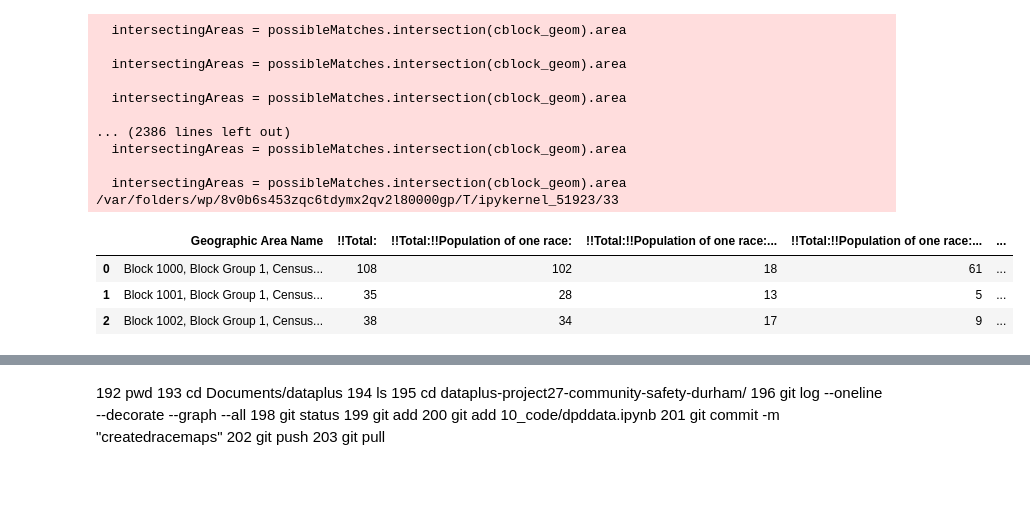
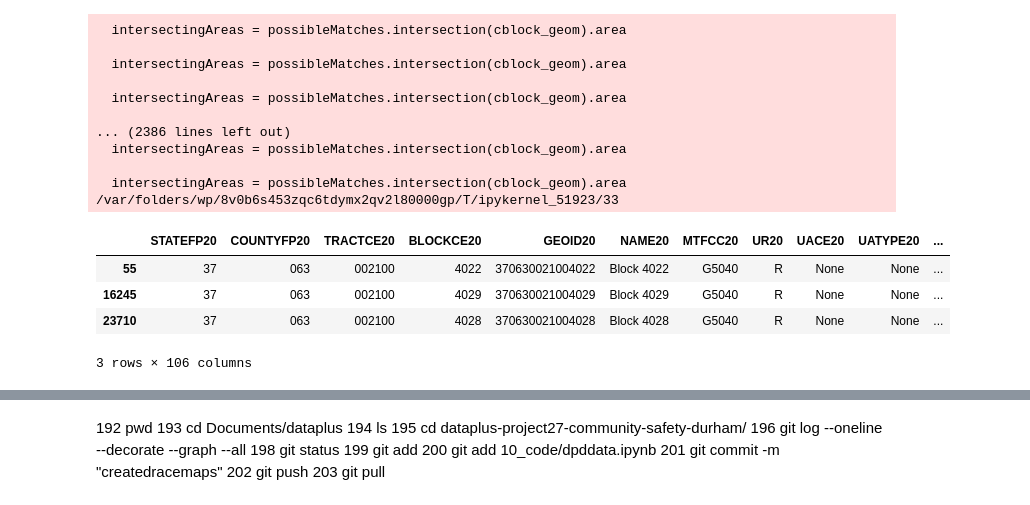
Before and after one commit to sadiesheridan/dataplus-project27-community-safety-durham, a Jupyter notebook: 10_code/dpddata.ipynb, the cells around one changed output, grey strips where cells are left out. Saved outputs shown, nothing was run; the diff lists cells and outputs as text; code cells hidden in the pictures.

```diff
--- a/10_code/dpddata.ipynb
+++ b/10_code/dpddata.ipynb
@@ -314,10 +314,12 @@ durhamracemap.head()
 | 370630020362000 | 37 | 063 | 002036 | 2000 | Block 2000 | G5040 | R | None | None | S | ... |
 | 370630018017041 | 37 | 063 | 001801 | 7041 | Block 7041 | G5040 | R | None | None | S | ... |
 # %%
-durhamracemap['propwhite']= durhamracemap['total_population_of_one_race_white_alone'] / durhamracemap['total_']
-durhamracemap['propblack']= durhamracemap['total_population_of_one_race_black_or_african_american_alone'] / durhamracemap['total_']
-durhamracemap['area'] = durhamracemap.area
-durhamracemap['popdensity']= durhamracemap['total_'] / durhamracemap['area']
+#adding new columns to durham racemap
+#durhamracemap['propwhite']= durhamracemap['total_population_of_one_race_white_alone'] / durhamracemap['total_']
+#durhamracemap['propblack']= durhamracemap['total_population_of_one_race_black_or_african_american_alone'] / durhamracemap['total_']
+#durhamracemap['area'] = durhamracemap.area
+#durhamracemap['popdensity']= durhamracemap['total_'] / durhamracemap['area']
 # durhamracemap.sort_values(by='popdensity', inplace=True, ascending=False)
 # durhamracemap = durhamracemap.drop(labels=['370630011001003','370630020254001','370630013031012','370630020372058','370630020343006'], axis=0)
+#durhamracemap.head()
 # %% [output]
@@ -416,13 +428,16 @@ cblockDurhamBeats['Beat'] = cblockDurhamBeats.index.map(lambda ii: cblockIndexTo
 /var/folders/wp/8v0b6s453zqc6tdymx2qv2l80000gp/T/ipykernel_51923/33
 # %%
 #putting race data into the police beat and block data
-beatswithrace = pd.merge(racedata, cblockDurhamBeats, on ='GEOID20')
+beatswithrace = gpd.sjoin(cblockDurhamBeats, durhamracemap)
+
+#beatswithrace = pd.merge(racedata, cblockDurhamBeats, on ='GEOID20')
 beatswithrace.head(3)
 # %% [output]
-|  | Geographic Area Name | !!Total: | !!Total:!!Population of one race: | !!Total:!!Population of one race:... | !!Total:!!Population of one race:... | ... |
-| 0 | Block 1000, Block Group 1, Census... | 108 | 102 | 18 | 61 | ... |
-| 1 | Block 1001, Block Group 1, Census... | 35 | 28 | 13 | 5 | ... |
-| 2 | Block 1002, Block Group 1, Census... | 38 | 34 | 17 | 9 | ... |
+|  | STATEFP20 | COUNTYFP20 | TRACTCE20 | BLOCKCE20 | GEOID20 | NAME20 | MTFCC20 | UR20 | UACE20 | UATYPE20 | ... |
+| 55 | 37 | 063 | 002100 | 4022 | 370630021004022 | Block 4022 | G5040 | R | None | None | ... |
+| 16245 | 37 | 063 | 002100 | 4029 | 370630021004029 | Block 4029 | G5040 | R | None | None | ... |
+| 23710 | 37 | 063 | 002100 | 4028 | 370630021004028 | Block 4028 | G5040 | R | None | None | ... |
+3 rows × 106 columns
 # %%
 #summing the population by police beat
 popsumbybeat = beatswithrace.groupby('Beat', as_index=False).sum()
```
Also changed, not shown: parts of 11 cells of this notebook.
